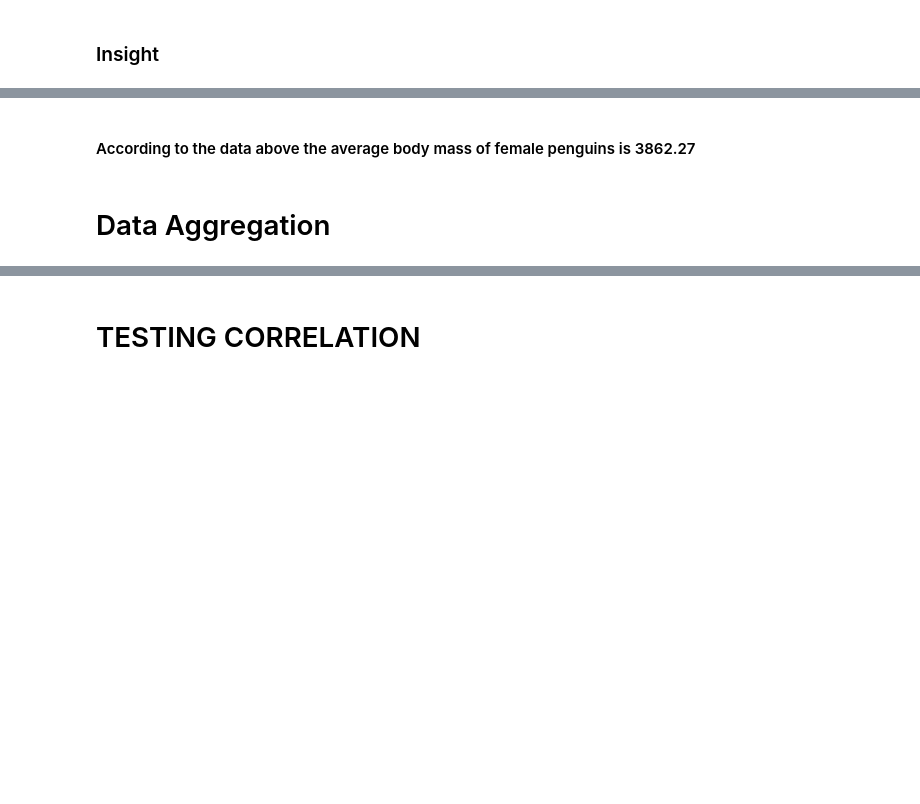
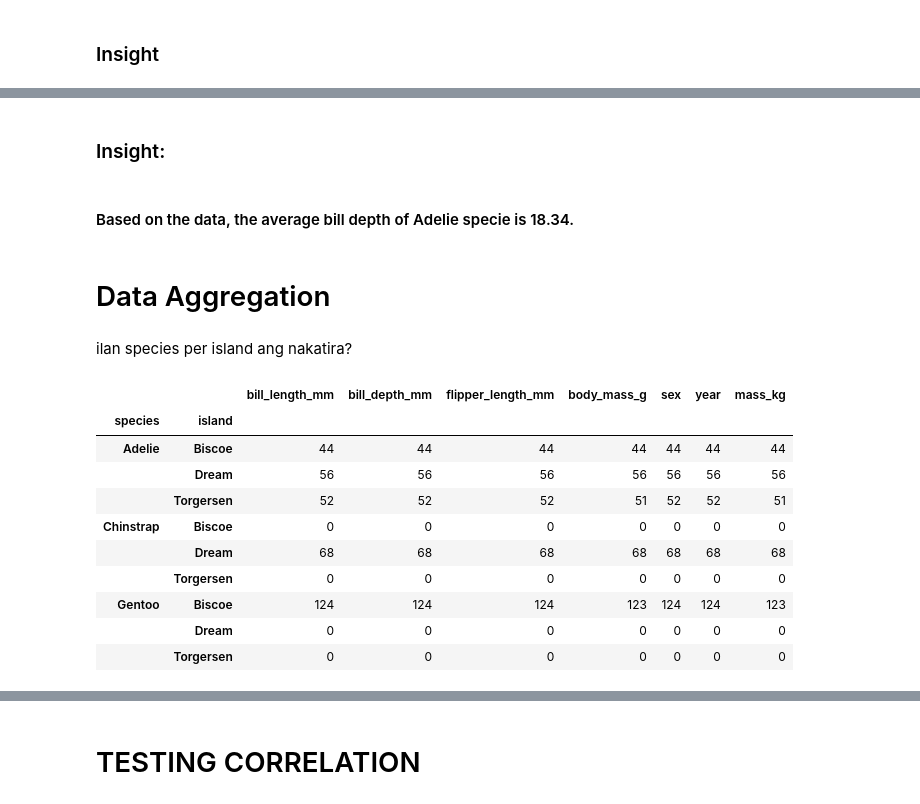
Before and after one commit to ShrlnH/ELEC303-DATA-ANALYTICS-HABITO, a Jupyter notebook: ELEC03-3A/Activity1.ipynb, the cells around one changed output, grey strips where cells are left out. Saved outputs shown, nothing was run; the diff lists cells and outputs as text; code cells hidden in the pictures; blank space fills up the shorter version.

```diff
--- a/ELEC03-3A/Activity1.ipynb
+++ b/ELEC03-3A/Activity1.ipynb
@@ -327,4 +522,24 @@ penguins[penguins['sex'] == 'female']['body_mass_g'].mean()
+# %% [markdown]
+<h3>Insight:</h3>
 # %% [markdown]
-<h4>According to the data above the average body mass of female penguins is 3862.27 </h4>
+<h4>Based on the data, the average bill depth of Adelie specie is 18.34.</h4>
 # %% [markdown]
 <h1>Data Aggregation</h1>
+# %% [markdown]
+ilan species per island ang nakatira?
+# %%
+PerIsland = penguins.groupby(['species', 'island']).count()
+# %%
+PerIsland
+# %% [output]
+|  |  | bill_length_mm | bill_depth_mm | flipper_length_mm | body_mass_g | sex | year | mass_kg |
+| species | island |  |  |  |  |  |  |  |
+| Adelie | Biscoe | 44 | 44 | 44 | 44 | 44 | 44 | 44 |
+|  | Dream | 56 | 56 | 56 | 56 | 56 | 56 | 56 |
+|  | Torgersen | 52 | 52 | 52 | 51 | 52 | 52 | 51 |
+| Chinstrap | Biscoe | 0 | 0 | 0 | 0 | 0 | 0 | 0 |
+|  | Dream | 68 | 68 | 68 | 68 | 68 | 68 | 68 |
+|  | Torgersen | 0 | 0 | 0 | 0 | 0 | 0 | 0 |
+| Gentoo | Biscoe | 124 | 124 | 124 | 123 | 124 | 124 | 123 |
+|  | Dream | 0 | 0 | 0 | 0 | 0 | 0 | 0 |
+|  | Torgersen | 0 | 0 | 0 | 0 | 0 | 0 | 0 |
```
Also changed, not shown: parts of 89 cells of this notebook.
